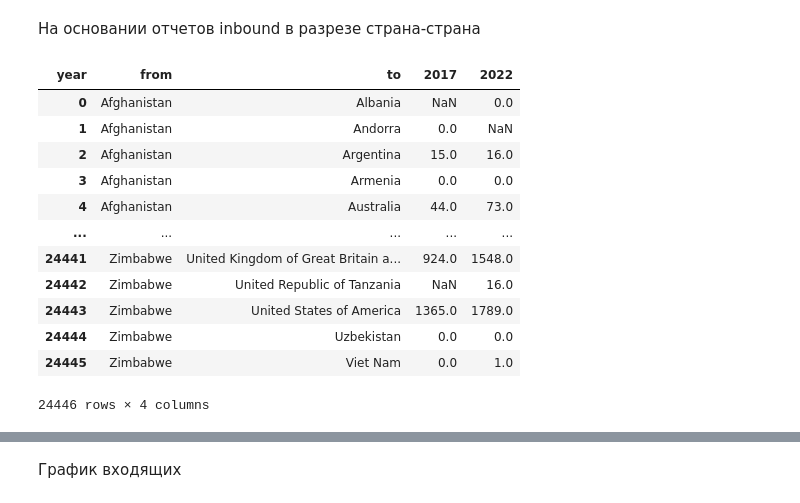
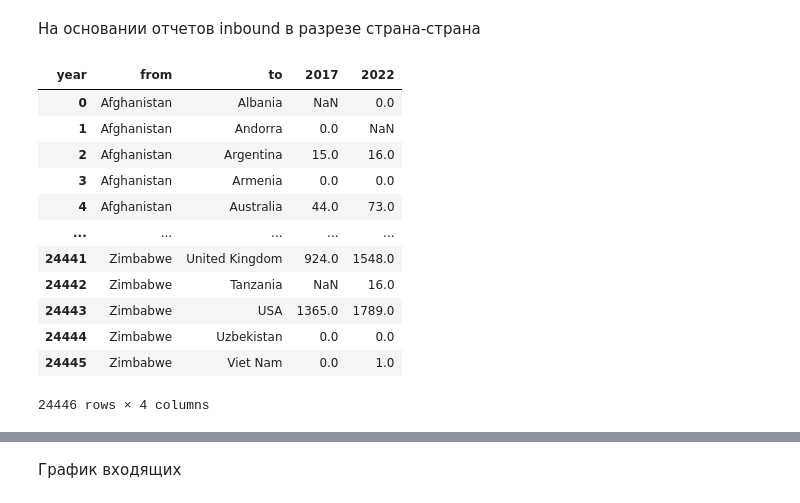
Before and after one commit to YuliyaTorgasheva/students_mobility, a Jupyter notebook: international_students_mob_CA.ipynb, the cells around one changed output, grey strips where cells are left out. Drawn from its saved outputs; the diff is of its cells as text; code cells hidden in the pictures.

```diff
--- a/international_students_mob_CA.ipynb
+++ b/international_students_mob_CA.ipynb
@@ -176,24 +162,54 @@ total_from_to
 <h4>Входящие по странам</h4>
 # %% [markdown]
 На основании отчетов inbound в разрезе страна-страна
-# %%
-countries = total_from_to[total_from_to['year'].isin(['2017','2022'])]
-countries = countries[countries['from']!=countries['to']]
-countries = countries.drop_duplicates()
-countries = countries.pivot(index=['from','to'], columns='year', values='value').reset_index()
-countries = countries[countries['from']!='unknown countries']
-countries
-# %% [output]
-| year | from | to | 2017 | 2022 |
-| 0 | Afghanistan | Albania | NaN | 0.0 |
-| 1 | Afghanistan | Andorra | 0.0 | NaN |
-| 2 | Afghanistan | Argentina | 15.0 | 16.0 |
-| 3 | Afghanistan | Armenia | 0.0 | 0.0 |
-| 4 | Afghanistan | Australia | 44.0 | 73.0 |
-| ... | ... | ... | ... | ... |
-| 24441 | Zimbabwe | United Kingdom of Great Britain a... | 924.0 | 1548.0 |
-| 24442 | Zimbabwe | United Republic of Tanzania | NaN | 16.0 |
-| 24443 | Zimbabwe | United States of America | 1365.0 | 1789.0 |
-| 24444 | Zimbabwe | Uzbekistan | 0.0 | 0.0 |
-| 24445 | Zimbabwe | Viet Nam | 0.0 | 1.0 |
-24446 rows × 4 columns
+# %%
+countries = total_from_to[total_from_to['year'].isin(['2017','2022'])]
+countries = countries[countries['from']!=countries['to']]
+countries = countries.drop_duplicates()
+countries = countries.pivot(index=['from','to'], columns='year', values='value').reset_index()
+countries = countries[countries['from']!='unknown countries']
+countries['from'] = countries['from'].apply(lambda x:x.strip())
+countries['to'] = countries['to'].apply(lambda x:x.strip())
+countries.loc[countries['from']=='Iran (Islamic Republic of)','from']='Iran'
+countries.loc[countries['from']=='Islamic Republic of Iran','from']='Iran'
+countries.loc[countries['from']=='United Kingdom of Great Britain and Northern Ireland','from']='United Kingdom'
+countries.loc[countries['from']=='China, Hong Kong Special Administrative Region','from']='Hong Kong'
+countries.loc[countries['from']=='Hong Kong, Special Administrative Region of China','from']='Hong Kong'
+countries.loc[countries['from']=='China, Macao Special Administrative Region','from']='Macao'
+countries.loc[countries['from']=='Macao, Special Administrative Region of China','from']='Macao'
+countries.loc[countries['from']=='United States of America','from']='USA'
+countries.loc[countries['from']=='United States','from']='USA'
+countries.loc[countries['from']=='United Republic of Tanzania','from']='Tanzania'
+countries.loc[countries['from']=="Lao People's Democratic Republic",'from'] = 'Lao'
+countries.loc[countries['from']=="Turks and Caicos Islands",'from'] = 'Turks and Caicos'
+countries.loc[countries['from']=="Russian Federation",'from'] = 'Russia'
+countries.loc[countries['from']=="Republic of Moldova",'from'] = 'Moldova'
+countries.loc[countries['to']=='Iran (Islamic Republic of)','to']='Iran'
+countries.loc[countries['to']=='Islamic Republic of Iran','to']='Iran'
+countries.loc[countries['to']=='United Kingdom of Great Britain and Northern Ireland','to']='United Kingdom'
+countries.loc[countries['to']=='China, Hong Kong Special Administrative Region','to']='Hong Kong'
+countries.loc[countries['to']=='Hong Kong, Special Administrative Region of China','to']='Hong Kong'
+countries.loc[countries['to']=='China, Macao Special Administrative Region','to']='Macao'
+countries.loc[countries['to']=='Macao, Special Administrative Region of China','to']='Macao'
+countries.loc[countries['to']=='United States of America','to']='USA'
+countries.loc[countries['to']=='United States','to']='USA'
+countries.loc[countries['to']=='United Republic of Tanzania','to']='Tanzania'
+countries.loc[countries['to']=="Lao People's Democratic Republic",'to'] = 'Lao'
+countries.loc[countries['to']=="Turks and Caicos Islands",'to'] = 'Turks and Caicos'
+countries.loc[countries['to']=="Russian Federation",'to'] = 'Russia'
+countries.loc[countries['to']=="Republic of Moldova",'to'] = 'Moldova'
+countries
+# %% [output]
+| year | from | to | 2017 | 2022 |
+| 0 | Afghanistan | Albania | NaN | 0.0 |
+| 1 | Afghanistan | Andorra | 0.0 | NaN |
+| 2 | Afghanistan | Argentina | 15.0 | 16.0 |
+| 3 | Afghanistan | Armenia | 0.0 | 0.0 |
+| 4 | Afghanistan | Australia | 44.0 | 73.0 |
+| ... | ... | ... | ... | ... |
+| 24441 | Zimbabwe | United Kingdom | 924.0 | 1548.0 |
+| 24442 | Zimbabwe | Tanzania | NaN | 16.0 |
+| 24443 | Zimbabwe | USA | 1365.0 | 1789.0 |
+| 24444 | Zimbabwe | Uzbekistan | 0.0 | 0.0 |
+| 24445 | Zimbabwe | Viet Nam | 0.0 | 1.0 |
+24446 rows × 4 columns
```
Also changed, not shown: parts of 18 cells of this notebook.
